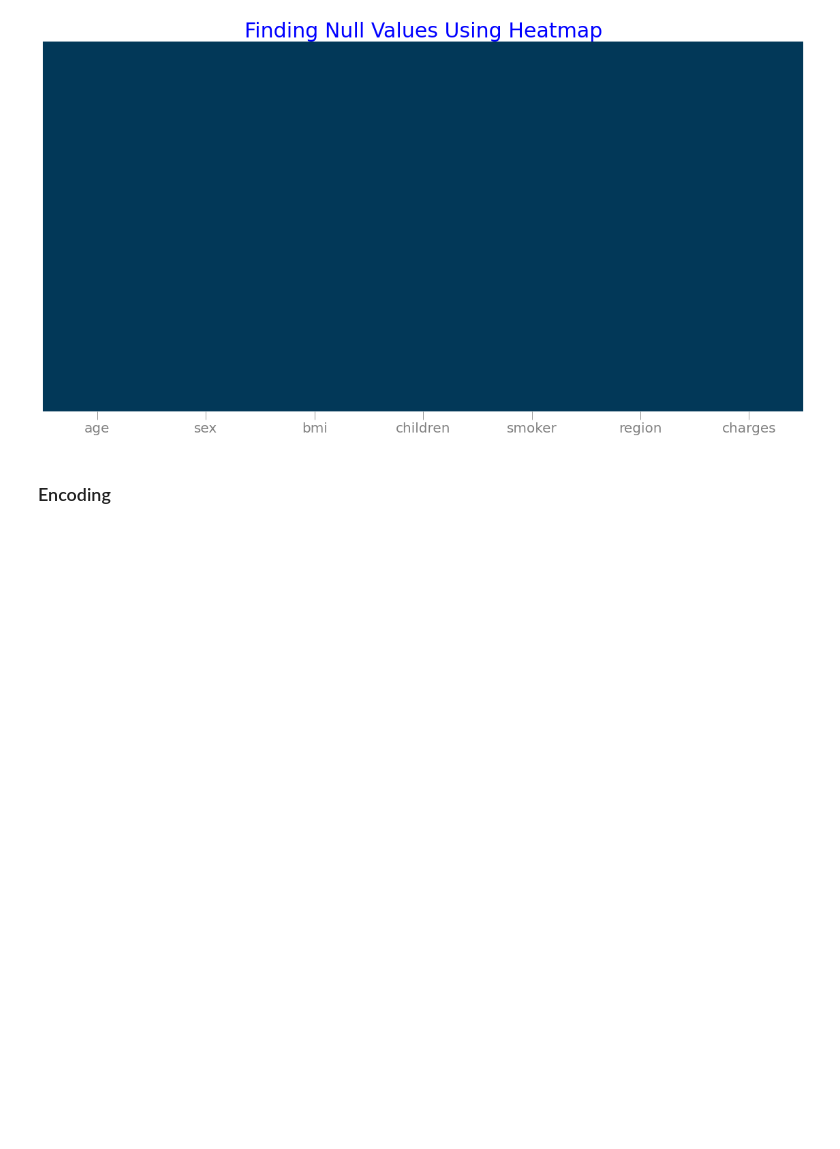
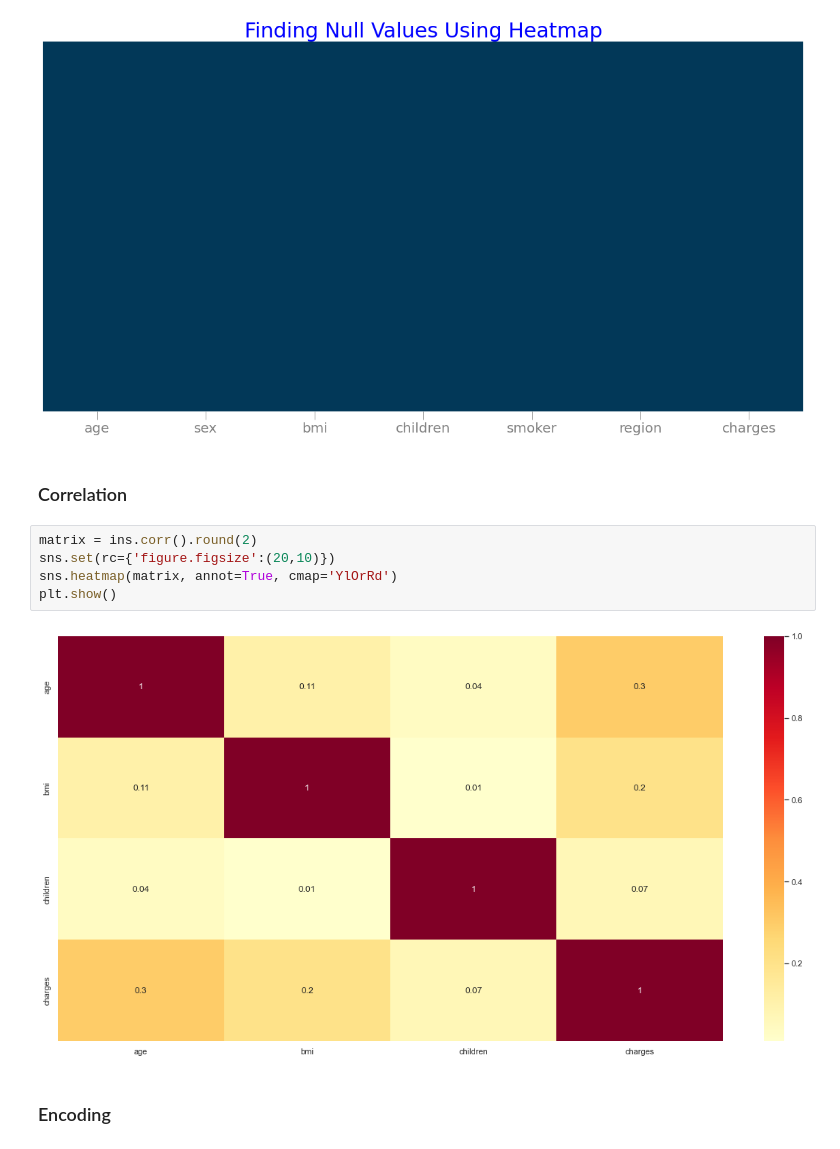
Before and after one commit to RitthujaKandasamy/insurance, a Jupyter notebook: insurance_check.ipynb, the cells around one changed output. Drawn from its saved outputs; the diff is of its cells as text; blank space fills up the shorter version.

```diff
--- a/insurance_check.ipynb
+++ b/insurance_check.ipynb
@@ -86,6 +86,15 @@ sns.heatmap(ins.isnull(),
 # %% [output]
 <AxesSubplot:title={'center':'Finding Null Values Using Heatmap'}>
 [figure]
+# %% [markdown]
+### Correlation
+# %%
+matrix = ins.corr().round(2)
+sns.set(rc={'figure.figsize':(20,10)})
+sns.heatmap(matrix, annot=True, cmap='YlOrRd')
+plt.show()
+# %% [output]
+[figure, added]
 # %% [markdown]
 ### Encoding
 # %%
```
Also changed, not shown: parts of 2 cells of this notebook.
